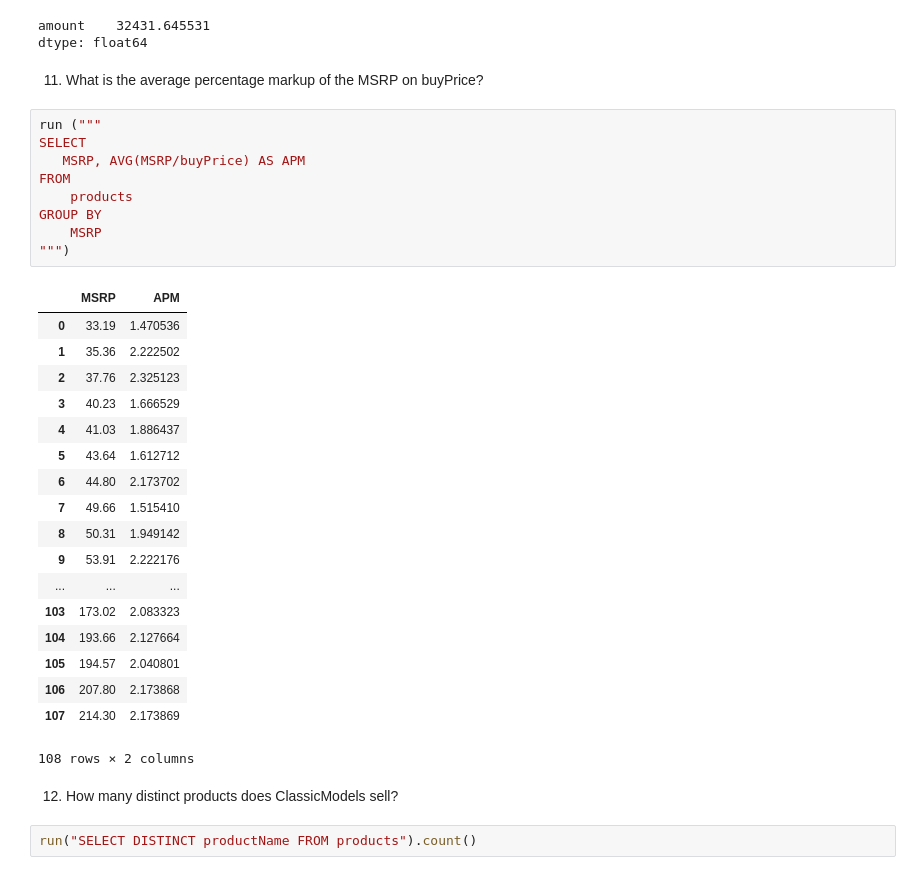
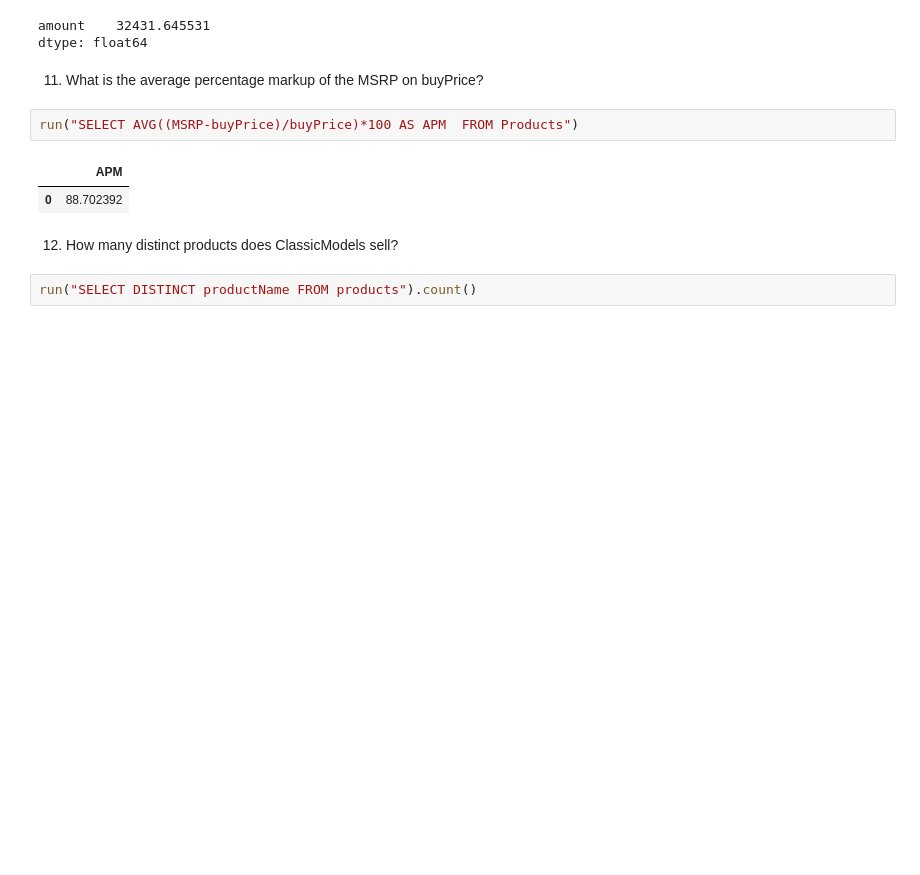
Before and after one commit to RatnaSNuraisya/digital-talent, a Jupyter notebook: Latihan SQL.ipynb, the cells around one changed output. Saved outputs shown, nothing was run; the diff lists cells and outputs as text; blank space fills up the shorter version.

```diff
--- a/Latihan SQL.ipynb
+++ b/Latihan SQL.ipynb
@@ -224,33 +224,10 @@ dtype: float64
 # %% [markdown]
 11.	What is the average percentage markup of the MSRP on buyPrice?
 # %%
-run ("""
-SELECT
-   MSRP, AVG(MSRP/buyPrice) AS APM
-FROM
-    products
-GROUP BY
-    MSRP
-""")
+run("SELECT AVG((MSRP-buyPrice)/buyPrice)*100 AS APM  FROM Products")
 # %% [output]
-|  | MSRP | APM |
-| 0 | 33.19 | 1.470536 |
-| 1 | 35.36 | 2.222502 |
-| 2 | 37.76 | 2.325123 |
-| 3 | 40.23 | 1.666529 |
-| 4 | 41.03 | 1.886437 |
-| 5 | 43.64 | 1.612712 |
-| 6 | 44.80 | 2.173702 |
-| 7 | 49.66 | 1.515410 |
-| 8 | 50.31 | 1.949142 |
-| 9 | 53.91 | 2.222176 |
-| ... | ... | ... |
-| 103 | 173.02 | 2.083323 |
-| 104 | 193.66 | 2.127664 |
-| 105 | 194.57 | 2.040801 |
-| 106 | 207.80 | 2.173868 |
-| 107 | 214.30 | 2.173869 |
+|  | APM |
+| 0 | 88.702392 |
-108 rows × 2 columns
 # %% [markdown]
 12.	How many distinct products does ClassicModels sell?
 # %%
```
Also changed, not shown: parts of 1 cell of this notebook.
